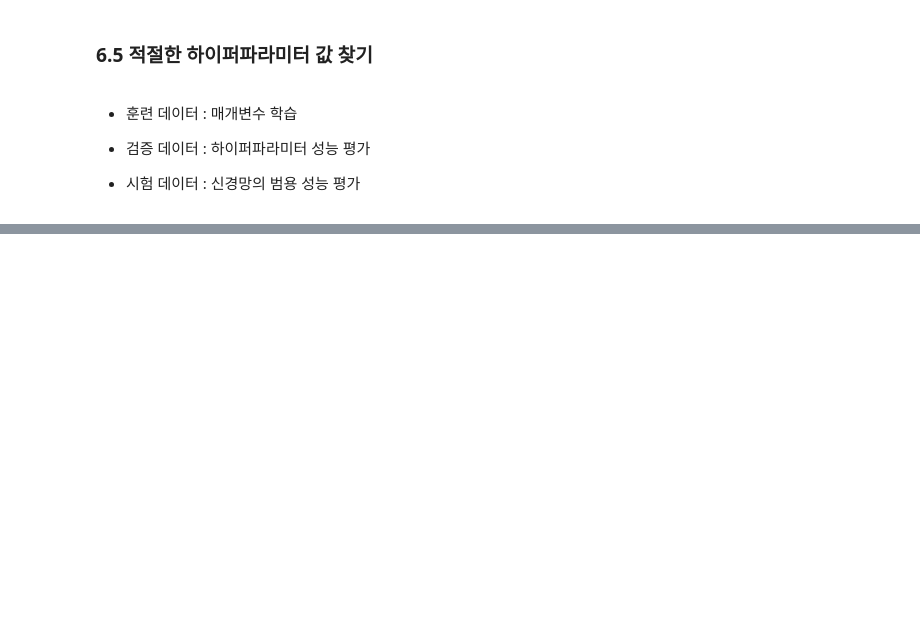
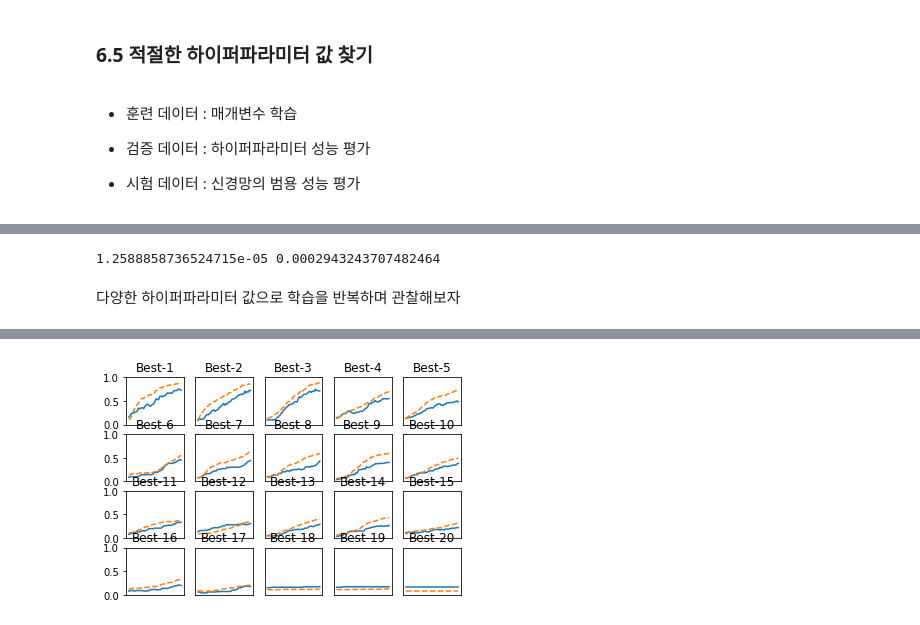
Before and after one commit to hyeon1263/BigAI, a Jupyter notebook: 밑바닥부터 시작하는 딥러닝/Chapter06.ipynb, the cells around one changed output, grey strips where cells are left out. Cells and saved outputs as stored; diff of their text form; code cells hidden in the pictures; blank space fills up the shorter version.

```diff
--- a/밑바닥부터 시작하는 딥러닝/Chapter06.ipynb
+++ b/밑바닥부터 시작하는 딥러닝/Chapter06.ipynb
@@ -914,0 +924,79 @@ AttributeError: ignored
+# %%
+# 무작위로 하이퍼파라미터 범위 설정
+weight_decay = 10 ** np.random.uniform(-8,-4)  # random.uniform(a,b): a,b 사이의 부동소수점 난수 발생
+lr = 10 ** np.random.uniform(-6,-2)
+# %%
+print(weight_decay, lr)
+# %% [output]
+1.2588858736524715e-05 0.0002943243707482464
+# %% [markdown]
+다양한 하이퍼파라미터 값으로 학습을 반복하며 관찰해보자
+# %%
+(x_train, t_train), (x_test, t_test) = load_mnist(normalize=True)
+
+# 결과를 빠르게 얻기 위해 훈련 데이터를 줄임
+x_train = x_train[:500]
+t_train = t_train[:500]
+
+# 20%를 검증 데이터로 분할
+validation_rate = 0.20
+validation_num = int(x_train.shape[0] * validation_rate)
+x_train, t_train = shuffle_dataset(x_train, t_train)
+x_val = x_train[:validation_num]
+t_val = t_train[:validation_num]
+x_train = x_train[validation_num:]
+t_train = t_train[validation_num:]
+
+
+def __train(lr, weight_decay, epocs=50):
+    network = MultiLayerNet(input_size=784, hidden_size_list=[100, 100, 100, 100, 100, 100],
+                            output_size=10, weight_decay_lambda=weight_decay)
+    trainer = Trainer(network, x_train, t_train, x_val, t_val,
+                      epochs=epocs, mini_batch_size=100,
+                      optimizer='sgd', optimizer_param={'lr': lr}, verbose=False)
+    trainer.train()
+
+    return trainer.test_acc_list, trainer.train_acc_list
+
+
+# 하이퍼파라미터 무작위 탐색======================================
+optimization_trial = 100
+results_val = {}
+results_train = {}
+for _ in range(optimization_trial):
+    # 탐색한 하이퍼파라미터의 범위 지정===============
+    weight_decay = 10 ** np.random.uniform(-8, -4)
+    lr = 10 ** np.random.uniform(-6, -2)
+    # ================================================
+
+    val_acc_list, train_acc_list = __train(lr, weight_decay)
+    print("val acc:" + str(val_acc_list[-1]) + " | lr:" + str(lr) + ", weight decay:" + str(weight_decay))
+    key = "lr:" + str(lr) + ", weight decay:" + str(weight_decay)
+    results_val[key] = val_acc_list
+    results_train[key] = train_acc_list
+
+# 그래프 그리기========================================================
+print("=========== Hyper-Parameter Optimization Result ===========")
+graph_draw_num = 20
+col_num = 5
+row_num = int(np.ceil(graph_draw_num / col_num))
+i = 0
+
+for key, val_acc_list in sorted(results_val.items(), key=lambda x:x[1][-1], reverse=True):
+    print("Best-" + str(i+1) + "(val acc:" + str(val_acc_list[-1]) + ") | " + key)
+
+    plt.subplot(row_num, col_num, i+1)
+    plt.title("Best-" + str(i+1))
+    plt.ylim(0.0, 1.0)
+    if i % 5: plt.yticks([])
+    plt.xticks([])
+    x = np.arange(len(val_acc_list))
+    plt.plot(x, val_acc_list)
+    plt.plot(x, results_train[key], "--")
+    i += 1
+
+    if i >= graph_draw_num:
+        break
+
+plt.show()
+# %% [output]
@@ -914,0 +1020 @@ AttributeError: ignored
+[figure, added]
```
Also changed, not shown: parts of 4 cells of this notebook.
